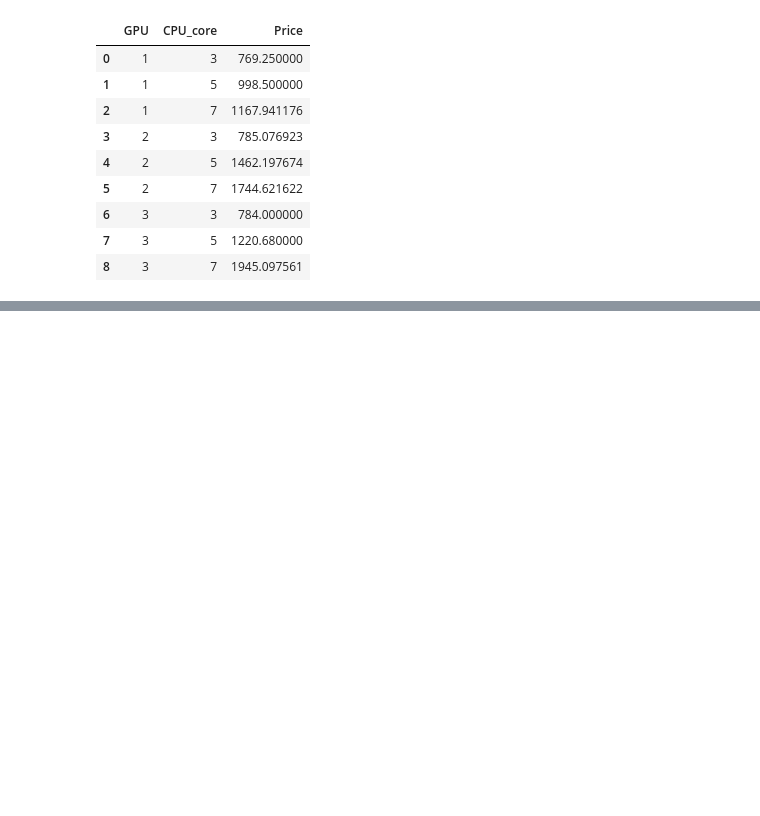
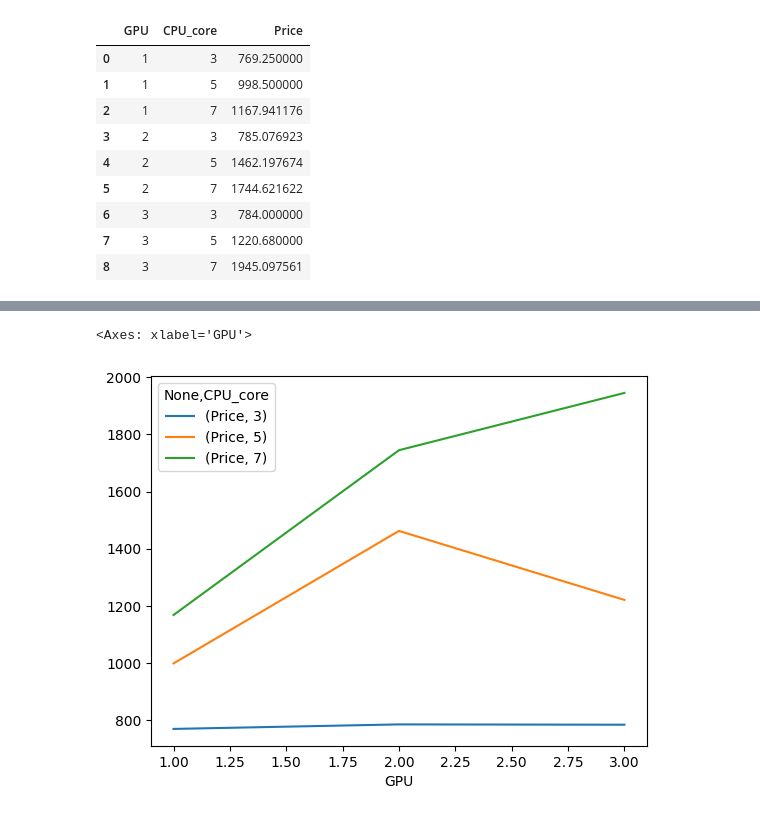
Before and after one commit to dipak1920basnet/eda_laptop_pricing, a Jupyter notebook: lab_laptop.ipynb, the cells around one changed output, grey strips where cells are left out. Saved outputs shown, nothing was run; the diff lists cells and outputs as text; code cells hidden in the pictures; blank space fills up the shorter version.

```diff
--- a/lab_laptop.ipynb
+++ b/lab_laptop.ipynb
@@ -214,4 +214,5 @@ grouped
 | 7 | 3 | 5 | 1220.680000 |
 | 8 | 3 | 7 | 1945.097561 |
 # %%
-pd.pivot_table(grouped)
+check_pivot = grouped.pivot(index='GPU',columns='CPU_core')
+check_pivot
@@ -217,0 +226,5 @@ pd.pivot_table(grouped)
+# %%
+check_pivot.plot()
+# %% [output]
+<Axes: xlabel='GPU'>
+[figure, added]
```
Also changed, not shown: parts of 2 cells of this notebook.
